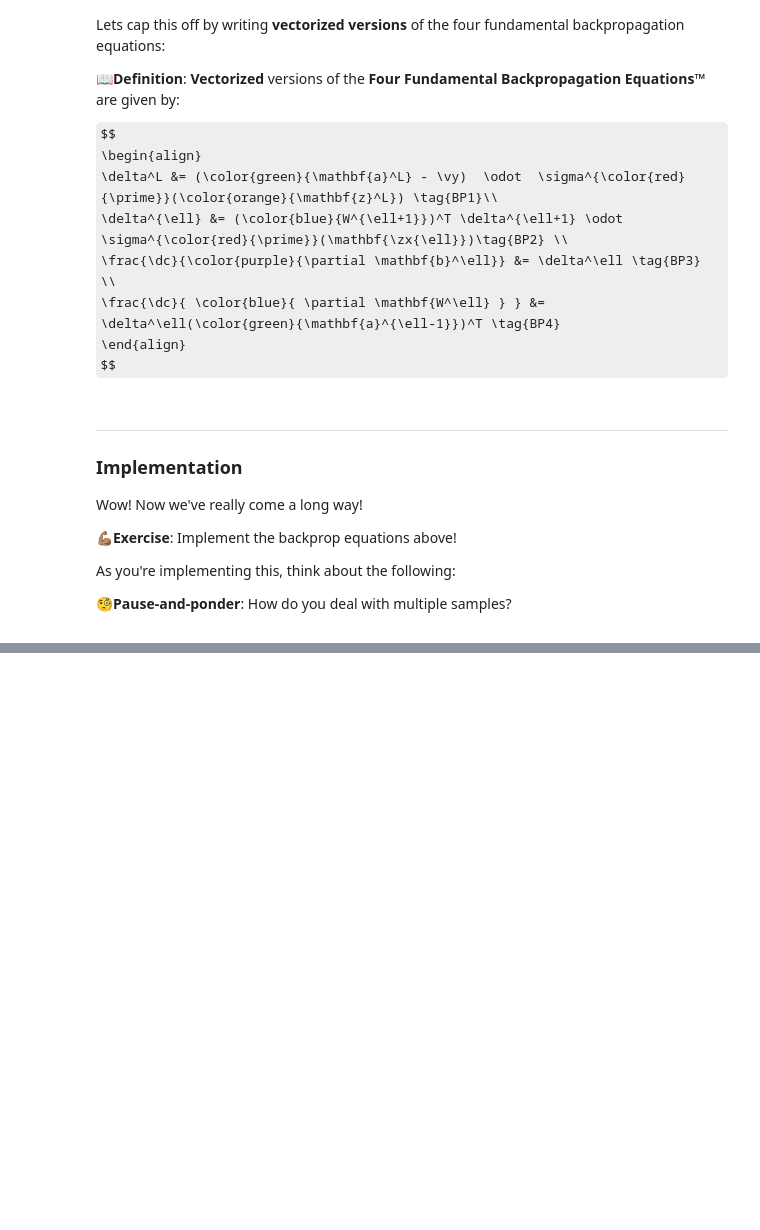
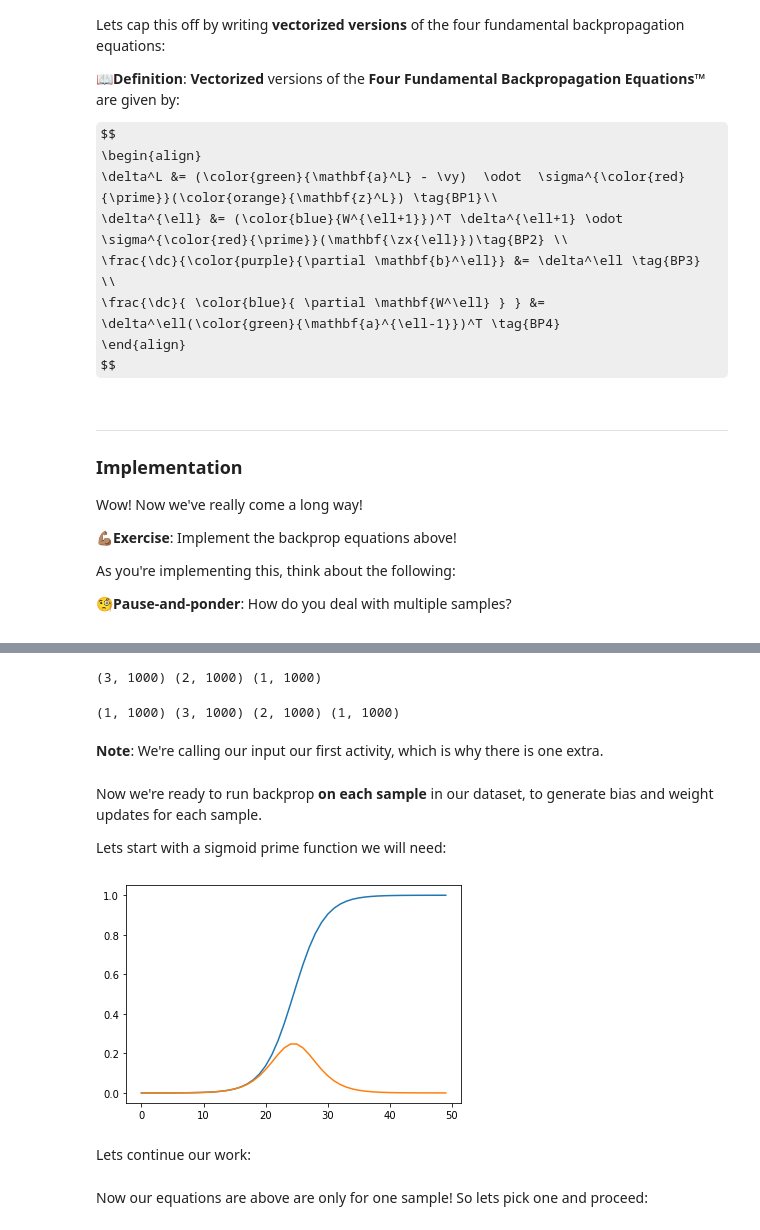
Before and after one commit to diego898/ds5440-fall-2020, a Jupyter notebook: nbs/NN-Walkthrough.ipynb, the cells around one changed output, grey strips where cells are left out. Cells and saved outputs as stored; diff of their text form; code cells hidden in the pictures; some formulas as TeX source; blank space fills up the shorter version.

Commit message:
updating NN with backprop
Signed-off-by: Diego Mesa <diego898@gmail.com>

```diff
--- a/nbs/NN-Walkthrough.ipynb
+++ b/nbs/NN-Walkthrough.ipynb
@@ -1868,0 +1921,25 @@ This implementation follows the details of:
+# %%
+print(activities[0].shape,activities[1].shape,activities[2].shape)
+# %% [output]
+(3, 1000) (2, 1000) (1, 1000)
+# %%
+print(activations[0].shape,activations[1].shape,
+      activations[2].shape, activations[3].shape)
+# %% [output]
+(1, 1000) (3, 1000) (2, 1000) (1, 1000)
+# %% [markdown]
+**Note**: We're calling our input our first activity, which is why there is one extra.
+# %% [markdown]
+Now we're ready to run backprop **on each sample** in our dataset, to generate bias and weight updates for each sample.
+
+Lets start with a sigmoid prime function we will need:
+# %%
+def sigmoid_prime(z):
+    return sigmoid(z)*(1-sigmoid(z))
+# %%
+plt.plot(sigmoid(np.linspace(-10,10)));
+plt.plot(sigmoid_prime(np.linspace(-10,10)));
+# %% [output]
+[figure, added]
+# %% [markdown]
+Lets continue our work:
@@ -1868,0 +1955,2 @@ This implementation follows the details of:
+# %% [markdown]
+Now our equations are above are only for one sample! So lets pick one and proceed:
```
Also changed, not shown: parts of 195 cells of this notebook.
